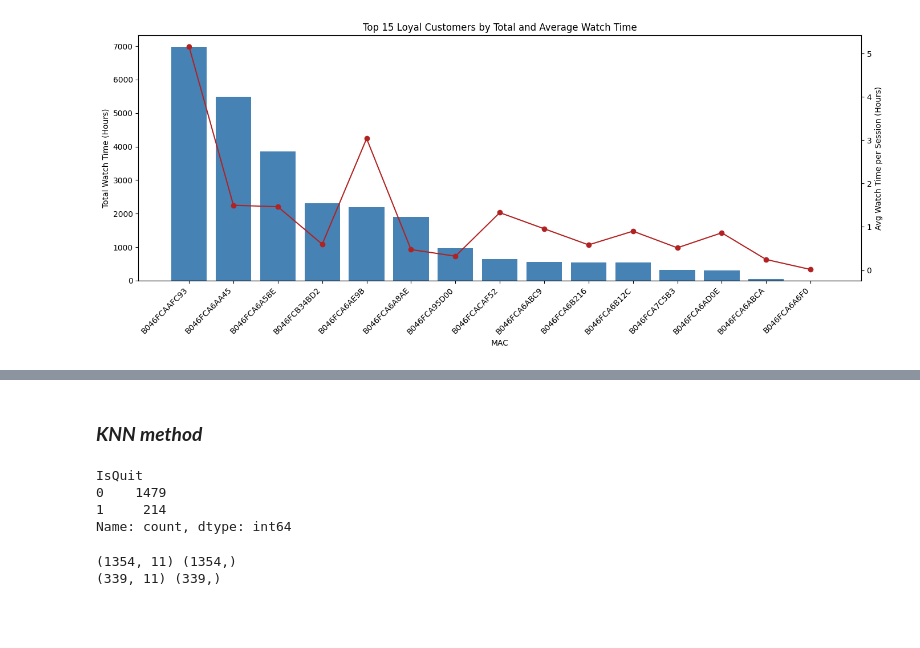
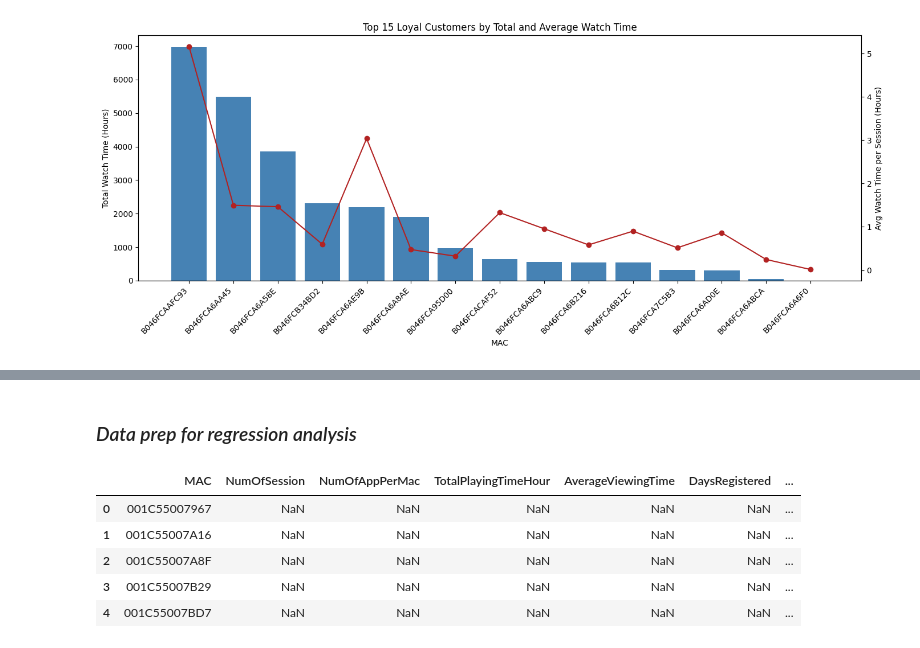
Before and after one commit to levythaoanh/TV-Usage-Insights-Churn-Risk-Modeling, a Jupyter notebook: CustomerChurnAnalysis.ipynb, the cells around one changed output, grey strips where cells are left out. Cells and saved outputs as stored; diff of their text form; code cells hidden in the pictures; blank space fills up the shorter version.

```diff
--- a/CustomerChurnAnalysis.ipynb
+++ b/CustomerChurnAnalysis.ipynb
@@ -226,12 +240,12 @@ usage_summary = data.groupby('MAC').agg(
     NumOfAppPerMac = ('AppName', 'nunique'),
     TotalPlayingTimeHour = ('TimePlayingHour', 'sum'),
     AverageViewingTime = ('TimePlayingHour', 'mean'),
-    DaysRegistered = ('NumOfDays', 'first'),
-    LastActiveDate = ('SessionDate', 'max')
+    DaysRegistered = ('NumOfDays', 'first')
+    # LastActiveDate = ('SessionDate', 'max')
 ).reset_index()
-usage_summary['InactiveDays'] = (usage_summary['LastActiveDate'].max() + pd.Timedelta(days=1) - usage_summary['LastActiveDate']).dt.days.astype(int)
+# usage_summary['InactiveDays'] = (usage_summary['LastActiveDate'].max() + pd.Timedelta(days=1) - usage_summary['LastActiveDate']).dt.days.astype(int)
 usage_summary['WatchFrequency'] = usage_summary.apply(lambda x: round(x['TotalPlayingTimeHour']/x['DaysRegistered'],2) if x['DaysRegistered'] > 0 else 0, axis = 1)
-usage_summary['UserType'] = usage_summary['DaysRegistered'].apply(lambda x: 'New user' if x<30 else 'Existing User')
+# usage_summary['UserType'] = usage_summary['DaysRegistered'].apply(lambda x: 'New user' if x<30 else 'Existing User')
 usage_summary['AverageViewingTime'] = usage_summary['AverageViewingTime'].fillna(0)
 usage_summary.head()
 # %% [output]
@@ -347,24 +327,14 @@ usage_summary['IsQuit'] = usage_summary.apply(lambda x: 1 if x['InactiveDays'] >
 # %% [markdown]
-### ***KNN method***
+### *Data prep for regression analysis*
 # %%
-df = usage_summary.select_dtypes(include=['float','int']) #.columns
-df['IsQuit'].value_counts()
-# df['IsQuit'].unique()
+df = usage_summary.copy()
+df = pd.merge(df, user_info, on='MAC', how='outer', indicator=True)
-# %% [output]
-IsQuit
-0    1479
-1     214
-Name: count, dtype: int64
-# %%
-df_train, df_test = train_test_split(df, test_size=0.2, stratify = df['IsQuit'])
-X_train = df_train.copy()
-y_train = X_train.pop('IsQuit')
-
-X_test = df_test.copy()
-y_test = X_test.pop('IsQuit')
-
-print(X_train.shape,y_train.shape)
-print(X_test.shape,y_test.shape)
-# %% [output]
-(1354, 11) (1354,)
-(339, 11) (339,)
+# %%
+df.head()
+# %% [output]
+|  | MAC | NumOfSession | NumOfAppPerMac | TotalPlayingTimeHour | AverageViewingTime | DaysRegistered | ... |
+| 0 | 001C55007967 | NaN | NaN | NaN | NaN | NaN | ... |
+| 1 | 001C55007A16 | NaN | NaN | NaN | NaN | NaN | ... |
+| 2 | 001C55007A8F | NaN | NaN | NaN | NaN | NaN | ... |
+| 3 | 001C55007B29 | NaN | NaN | NaN | NaN | NaN | ... |
+| 4 | 001C55007BD7 | NaN | NaN | NaN | NaN | NaN | ... |
```
Also changed, not shown: parts of 42 cells of this notebook.
